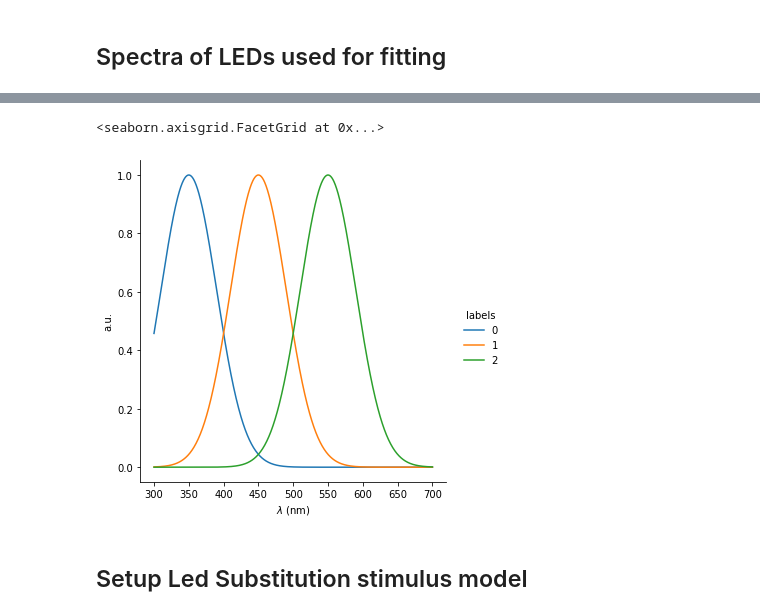
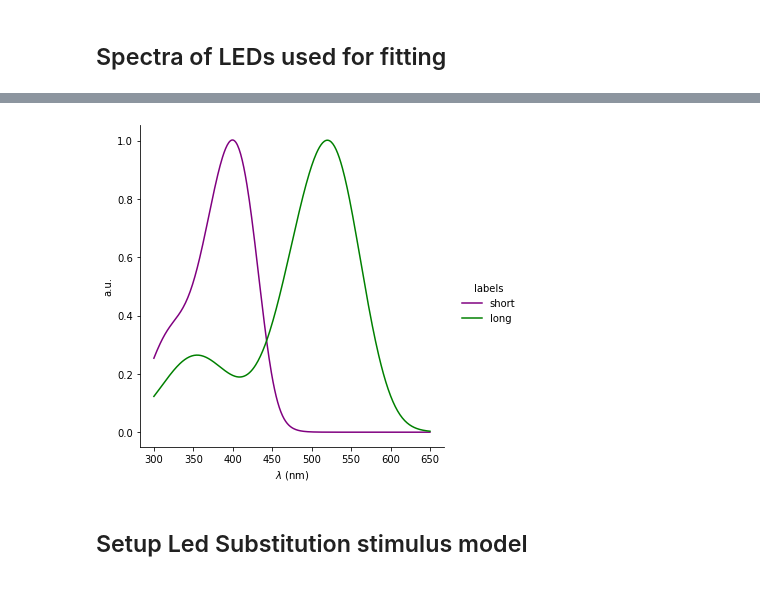
Before and after one commit to neuralsignal/dreye, a Jupyter notebook: tutorials/led_substitution_stimuli.ipynb, the cells around one changed output, grey strips where cells are left out. Cells and saved outputs as stored; diff of their text form; code cells hidden in the pictures.

```diff
--- a/tutorials/led_substitution_stimuli.ipynb
+++ b/tutorials/led_substitution_stimuli.ipynb
@@ -32,8 +36,18 @@ photoreceptor_model = dreye.get_photoreceptor_model()
-# %%
-photoreceptor_model.sensitivity.plot()
-# %% [output]
-<seaborn.axisgrid.FacetGrid at 0x...>
-[figure, removed]
+# %%
+cmap = {'short': 'purple', 'long': 'green'}
+
+sensitivity = dreye.Sensitivity(
+    np.array([400, 520]),
+    wls,
+    from_template=True,
+    labels=list(cmap),
+    name='opsins'
+)
+sensitivity.plot(palette=cmap)
+
+photoreceptor_model = dreye.LinearPhotoreceptor(sensitivity)
+# %% [output]
+[figure, added]
 # %% [markdown]
 ## Setup Led Substitution stimulus model
 # %%
```
Also changed, not shown: parts of 34 cells of this notebook, 19 other files.
